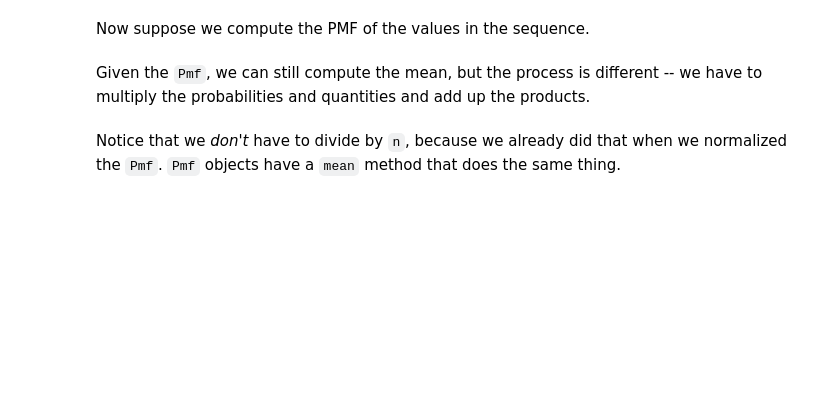
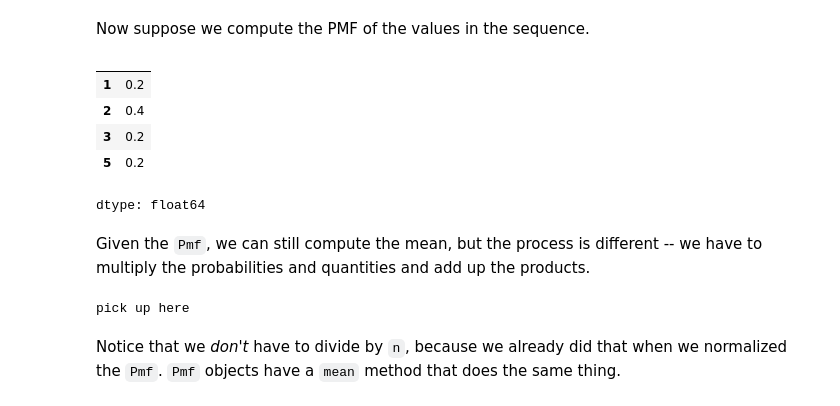
Before and after one commit to BENZAKY-YOHANNAN/Quant-Trading-Projects, a Jupyter notebook: nb/chap03.ipynb, the cells around one changed output. Saved outputs shown, nothing was run; the diff lists cells and outputs as text; code cells hidden in the pictures; blank space fills up the shorter version.

```diff
--- a/nb/chap03.ipynb
+++ b/nb/chap03.ipynb
@@ -139,11 +204,22 @@ mean
 Now suppose we compute the PMF of the values in the sequence.
 # %%
 pmf = Pmf.from_seq(seq)
+pmf
+# %% [output]
+|  |  |
+| 1 | 0.2 |
+| 2 | 0.4 |
+| 3 | 0.2 |
+| 5 | 0.2 |
+dtype: float64
 # %% [markdown]
 Given the `Pmf`, we can still compute the mean, but the process is different -- we have to multiply the probabilities and quantities and add up the products.
 # %%
 mean = np.sum(pmf.ps * pmf.qs)
 mean
+print("pick up here")
+# %% [output]
+pick up here
 # %% [markdown]
 Notice that we *don't* have to divide by `n`, because we already did that when we normalized the `Pmf`.
 `Pmf` objects have a `mean` method that does the same thing.
```
Also changed, not shown: parts of 40 cells of this notebook.
